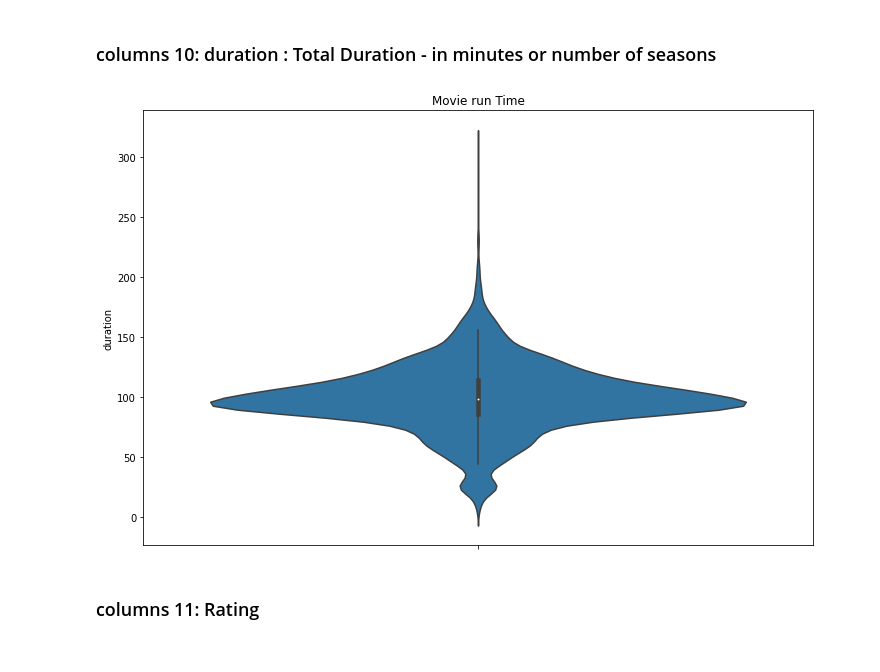
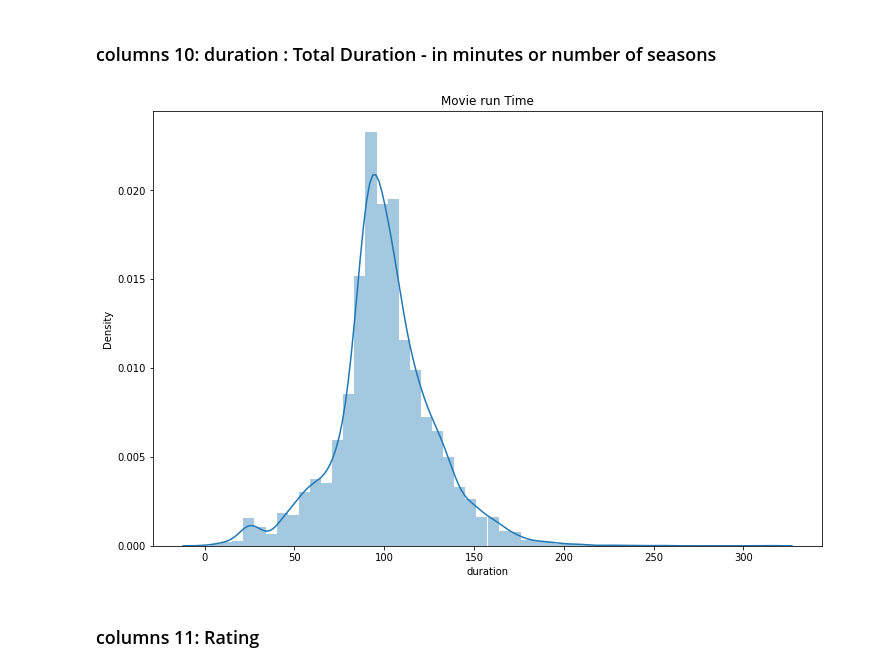
Before and after one commit to Kunaltembhare003/Netflix-Movies-TV-Shows-EDA-and-clustring, a Jupyter notebook: copy_of_NETFLIX_MOVIES_AND_TV_SHOWS_CLUSTERING.ipynb, the cells around one changed output. Cells and saved outputs as stored; diff of their text form; code cells hidden in the pictures.

Commit message:
Data preprocessing, cleaning, vectorization

```diff
--- a/copy_of_NETFLIX_MOVIES_AND_TV_SHOWS_CLUSTERING.ipynb
+++ b/copy_of_NETFLIX_MOVIES_AND_TV_SHOWS_CLUSTERING.ipynb
@@ -152,0 +196,7 @@ data.describe()
+# %%
+
+data['rating'].replace(np.nan, 'TV-MA',inplace  = True)
+
+data['cast'].replace(np.nan, 'missing info',inplace  = True)
+# %%
+data = data.dropna(subset=["country","date_added"],axis=0)
@@ -152,0 +218,2 @@ data.describe()
+# %%
+data['country'].replace(np.nan, 'United States',inplace  = True)
@@ -285,2 +349,16 @@ plt.show()
 # %% [markdown]
 ### coloums 5: cast : Actors involved in the movie / show
+# %%
+data_copy['cast_name'] = data_copy['cast'].apply(lambda x :  x.split(','))
+cast_count = []
+for i in data_copy['cast_name']: cast_count += i
+
+cast_dict = dict((i, cast_count.count(i)) for i in cast_count)
+
+df_cast_count = pd.DataFrame(cast_dict.values(),cast_dict.keys()).reset_index().sort_values(0,ascending=False).rename(
+    columns = {'index' : 'cast_name', 0 : 'count'}).iloc[1:21]
+plt.figure(figsize=(15,5))
+sns.barplot(x='cast_name',y='count',data=df_cast_count,palette="Dark2_r")
+plt.title("Top-20 ACTORS on Netflix",size='16',fontweight="bold")
+plt.xticks(rotation=90)
+plt.show()
@@ -364,11 +444,11 @@ plt.show()
 data_copy["duration"] = pd.to_numeric(data_copy["duration"],downcast="float")
 # %%
 fig, ax = plt.subplots(figsize=(12, 8))
-sns.violinplot(y="duration",data=data_copy)
+sns.distplot(data_copy["duration"])
 plt.title("Movie run Time")
 plt.show()
 # %% [output]
-[figure, old version]
+[figure, new version]
 # %% [markdown]
 ### columns 11: Rating
 # %%
```
Also changed, not shown: parts of 66 cells of this notebook.
